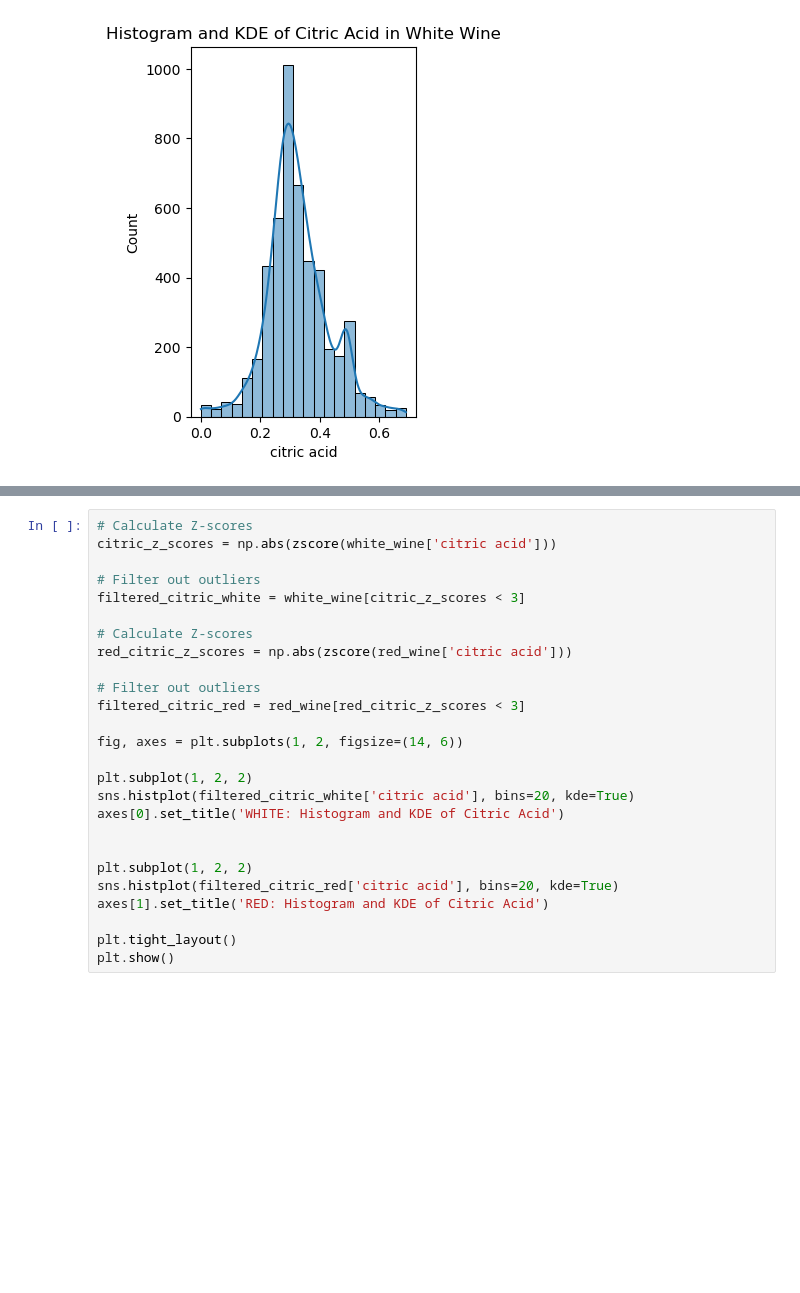
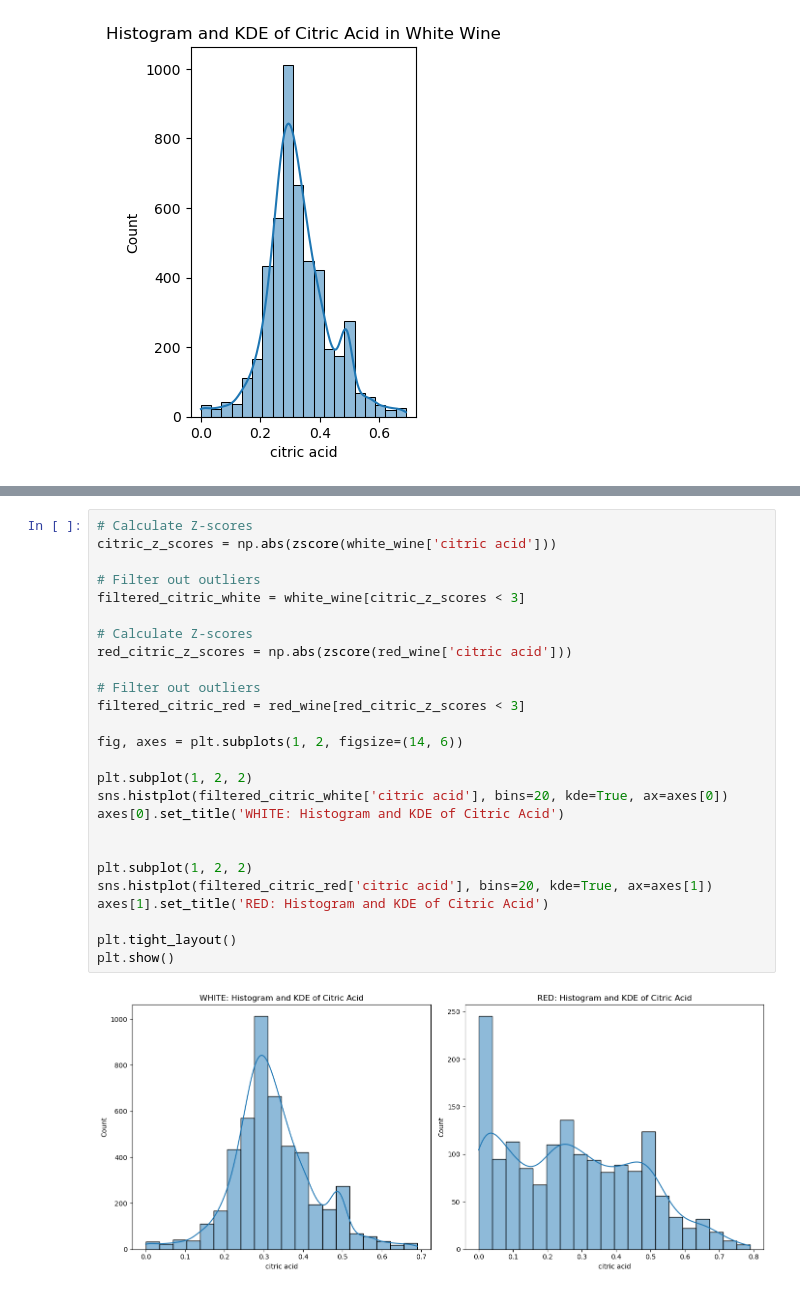
Before and after one commit to Paul-Sabin/BlueBerry-Winery, a Jupyter notebook: EDA_wine.ipynb, the cells around one changed output, grey strips where cells are left out. Saved outputs shown, nothing was run; the diff lists cells and outputs as text; blank space fills up the shorter version.

Commit message:
Added grids of plots for featuer overview

```diff
--- a/EDA_wine.ipynb
+++ b/EDA_wine.ipynb
@@ -385,26 +385,28 @@ display(filtered_citric_white.describe())
 # %%
 # Calculate Z-scores
 citric_z_scores = np.abs(zscore(white_wine['citric acid']))
 
 # Filter out outliers
 filtered_citric_white = white_wine[citric_z_scores < 3]
 
 # Calculate Z-scores
 red_citric_z_scores = np.abs(zscore(red_wine['citric acid']))
 
 # Filter out outliers
 filtered_citric_red = red_wine[red_citric_z_scores < 3]
 
 fig, axes = plt.subplots(1, 2, figsize=(14, 6))
 
 plt.subplot(1, 2, 2)
-sns.histplot(filtered_citric_white['citric acid'], bins=20, kde=True)
+sns.histplot(filtered_citric_white['citric acid'], bins=20, kde=True, ax=axes[0])
 axes[0].set_title('WHITE: Histogram and KDE of Citric Acid')
 
 
 plt.subplot(1, 2, 2)
-sns.histplot(filtered_citric_red['citric acid'], bins=20, kde=True)
+sns.histplot(filtered_citric_red['citric acid'], bins=20, kde=True, ax=axes[1])
 axes[1].set_title('RED: Histogram and KDE of Citric Acid')
 
 plt.tight_layout()
 plt.show()
+# %% [output]
+[figure, added]
```
Also changed, not shown: parts of 7 cells of this notebook, 1 other file.
